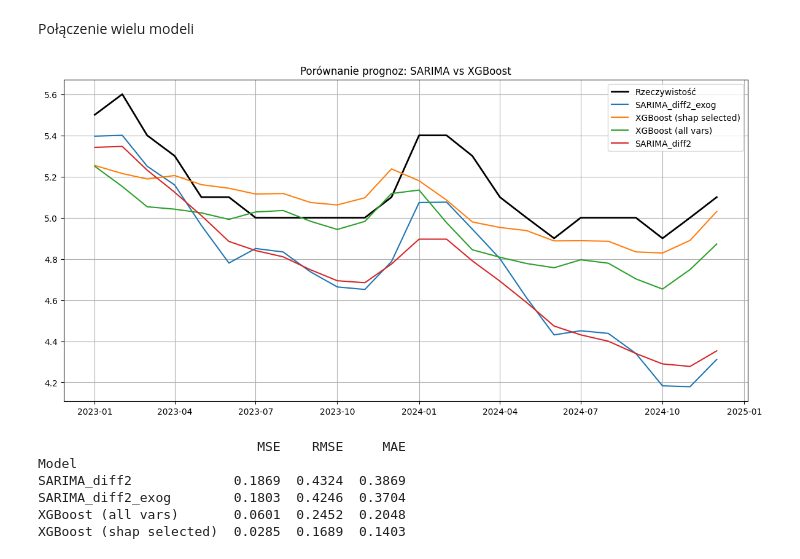
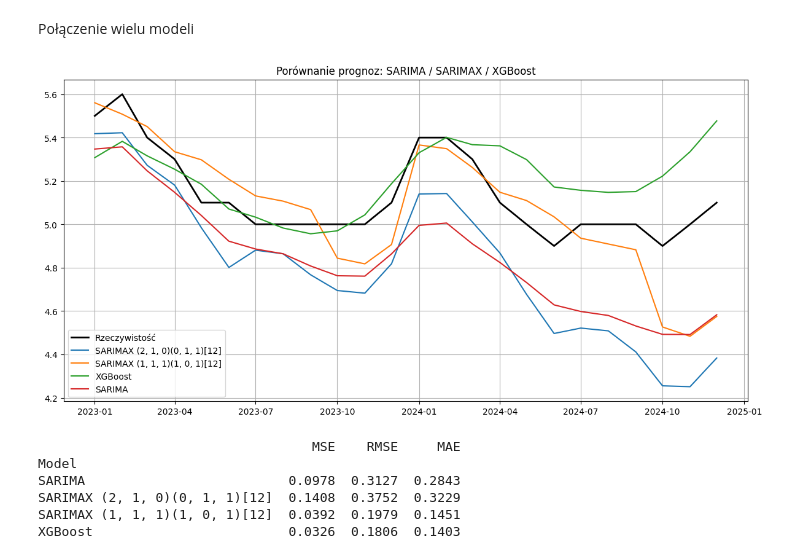
Before and after one commit to pawel-kowal/master_degree, a Jupyter notebook: main.ipynb, the cells around one changed output. Cells and saved outputs as stored; diff of their text form; code cells hidden in the pictures.

```diff
--- a/main.ipynb
+++ b/main.ipynb
@@ -316,7 +572,9 @@ y_train, y_test = y_ml.iloc[:-24], y_ml.iloc[-24:]
 X_train.columns = X_train.columns.str.replace(r'[\[\]<>]', '', regex=True)
 X_test.columns = X_test.columns.str.replace(r'[\[\]<>]', '', regex=True)
 # %%
-X_train_scaled, X_test_scaled, scaler = scale_data(X_train, X_test)
-
-xgb_model = train_xgb_model(X_train_scaled, y_train, use_optuna=True, n_trials=200)
-xgb_predictions = xgb_model.predict(X_test_scaled)
+# scaler = StandardScaler()
+scaler = MinMaxScaler()
+X_train_scaled = pd.DataFrame(scaler.fit_transform(X_train),
+                              index=X_train.index, columns=X_train.columns)
+X_test_scaled = pd.DataFrame(scaler.transform(X_test),
+                             index=X_test.index, columns=X_test.columns)
@@ -357,0 +621,16 @@ plot_predictions(df['stopa_bezrobocia'].iloc[-24:], xgb_level_forecast,
+# %%
+import pickle
+
+with open('models/xgb_model_mse0326.pkl', 'rb') as f:
+    xgb_model_best = pickle.load(f)
+# %%
+last_known_diff = df['stopa_bezrobocia'].iloc[-25]
+y_pred = np.cumsum(xgb_model_best.predict(X_test_scaled.values)) + last_known_diff
+# %%
+xgb_level_forecast = pd.Series(y_pred, index=df.index[-24:])
+
+# ewaluacja
+metrics_xgb = calculate_metrics(df['stopa_bezrobocia'].iloc[-24:], xgb_level_forecast)
+print(metrics_xgb)
+plot_predictions(df['stopa_bezrobocia'].iloc[-24:], xgb_level_forecast,
+                 title="XGBoost")
@@ -443,23 +681,23 @@ Połączenie wielu modeli
 # %%
 plot_multiple_preds(
     y_true=df['stopa_bezrobocia'].iloc[-24:],
     predictions={
-        'SARIMA_diff2_exog': sarima_diff2_exog_forecast,
-        'XGBoost (shap selected)': xgb_sig_forecast,
-        'XGBoost (all vars)': xgb_level_forecast,
-        'SARIMA_diff2': sarima_diff2_forecast
+        'SARIMAX (2, 1, 0)(0, 1, 1)[12]': sarima_diff2_exog_forecast_2,
+        'SARIMAX (1, 1, 1)(1, 0, 1)[12]': sarima_diff2_exog_forecast_sarima_params,
+        'XGBoost': xgb_level_forecast,
+        'SARIMA': forecast_diff2
     },
-    title='Porównanie prognoz: SARIMA vs XGBoost'
+    title='Porównanie prognoz: SARIMA / SARIMAX / XGBoost'
 )
 # %% [output]
-[figure, old version]
+[figure, new version]
 # %%
 # Tworzymy ramkę z wynikami
 results_summary = pd.DataFrame([
-    {'Model': 'SARIMA_diff2', **metrics_sarima_diff2},
-    {'Model': 'SARIMA_diff2_exog', **metrics_sarima_diff2_exog},
-    {'Model': 'XGBoost (all vars)', **metrics_xgb},
-    {'Model': 'XGBoost (shap selected)', **metrics_xgb_sig}
+    {'Model': 'SARIMA', **metrics_sarima_diff2},
+    {'Model': 'SARIMAX (2, 1, 0)(0, 1, 1)[12]', **metrics_sarima_diff2_exog_2},
+    {'Model': 'SARIMAX (1, 1, 1)(1, 0, 1)[12]', **metrics_sarima_diff2_exog_sarima_params},
+    {'Model': 'XGBoost', **metrics_xgb}
 ])
 
 # Zaokrąglenie do 4 miejsc
@@ -468,9 +706,9 @@ results_summary.set_index('Model', inplace=True)
 
 print(results_summary)
 # %% [output]
-                            MSE    RMSE     MAE
+                                   MSE    RMSE     MAE
 Model
-SARIMA_diff2             0.1869  0.4324  0.3869
-SARIMA_diff2_exog        0.1803  0.4246  0.3704
-XGBoost (all vars)       0.0601  0.2452  0.2048
-XGBoost (shap selected)  0.0285  0.1689  0.1403
+SARIMA                          0.0978  0.3127  0.2843
+SARIMAX (2, 1, 0)(0, 1, 1)[12]  0.1408  0.3752  0.3229
+SARIMAX (1, 1, 1)(1, 0, 1)[12]  0.0392  0.1979  0.1451
+XGBoost                         0.0326  0.1806  0.1403
```
Also changed, not shown: parts of 32 cells of this notebook, 6 other files.
